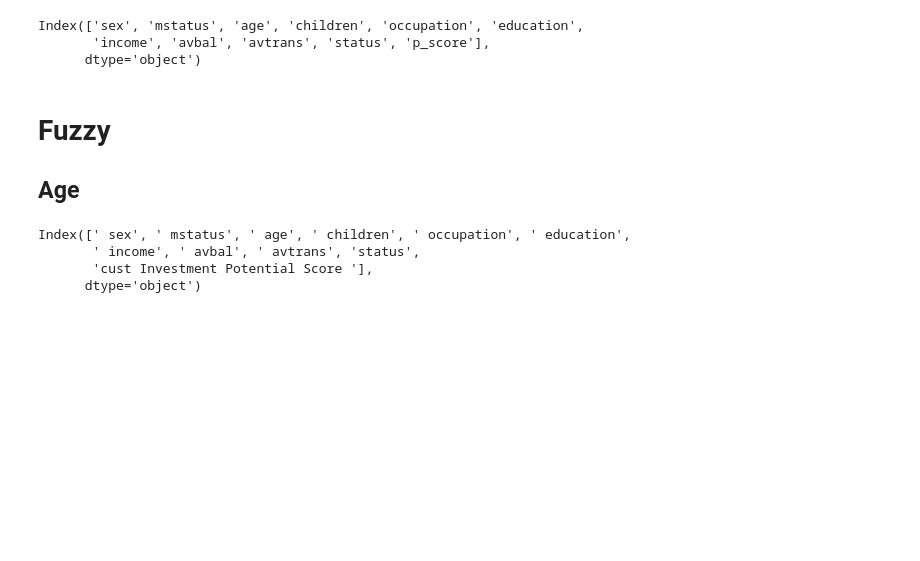
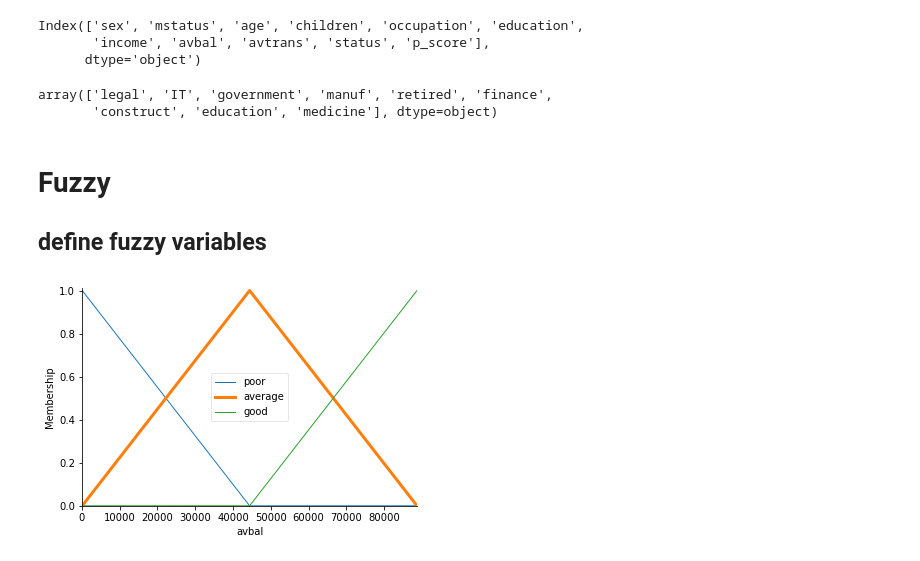
Before and after one commit to peterwtlee/MTech-KE-DISPBA, a Jupyter notebook: src/Fuzzy.ipynb, the cells around one changed output. Cells and saved outputs as stored; diff of their text form; code cells hidden in the pictures; blank space fills up the shorter version.

Commit message:
Initial fuzzy codes framework

```diff
--- a/src/Fuzzy.ipynb
+++ b/src/Fuzzy.ipynb
@@ -58,30 +60,38 @@ dfTrain.columns
 Index(['sex', 'mstatus', 'age', 'children', 'occupation', 'education',
        'income', 'avbal', 'avtrans', 'status', 'p_score'],
       dtype='object')
+# %%
+dfTrain['occupation'].unique()
+# %% [output]
+array(['legal', 'IT', 'government', 'manuf', 'retired', 'finance',
+       'construct', 'education', 'medicine'], dtype=object)
 # %% [markdown]
 # Fuzzy
-## Age
+## define fuzzy variables
 # %%
 # New Antecedent/Consequent objects hold universe variables and membership
 # functions
-fz_age = ctrl.Antecedent(np.arange(0, 11, 1), 'age')
-fz_children = ctrl.Antecedent(np.arange(0, 11, 1), 'children')
+age = ctrl.Antecedent(dfTrain['age'].sort_values(), 'age')
+children = ctrl.Antecedent(dfTrain['children'].sort_values(), 'children')
+income = ctrl.Antecedent(dfTrain['income'].sort_values(), 'income')
+avbal = ctrl.Antecedent(dfTrain['avbal'].sort_values(), 'avbal')
+avtrans = ctrl.Antecedent(dfTrain['avtrans'].sort_values(), 'avtrans')
 
-fz_consq = ctrl.Consequent(np.arange(0, 26, 1), 'cust Investment Potential Score')
+pscore = ctrl.Consequent(np.arange(0, 26, 1), 'p_score')
 
 # Auto-membership function population is possible with .automf(3, 5, or 7)
-fz_age.automf(3)
-fz_children.automf(3)
+age.automf(3)
+children.automf(3)
+income.automf(3)
+avbal.automf(3)
+avtrans.automf(3)
 
 # Custom membership functions can be built interactively with a familiar,
 # Pythonic API
-tip['low'] = fuzz.trimf(tip.universe, [0, 0, 13])
-tip['medium'] = fuzz.trimf(tip.universe, [0, 13, 25])
-tip['high'] = fuzz.trimf(tip.universe, [13, 25, 25])
+pscore['low'] = fuzz.trimf(pscore.universe, [0, 0, 13])
+pscore['medium'] = fuzz.trimf(pscore.universe, [0, 13, 25])
+pscore['high'] = fuzz.trimf(pscore.universe, [13, 25, 25])
-# %%
-dfTrain.columns
-# %% [output]
-Index([' sex', ' mstatus', ' age', ' children', ' occupation', ' education',
-       ' income', ' avbal', ' avtrans', 'status',
-       'cust Investment Potential Score '],
-      dtype='object')
+# %%
+avbal['average'].view()
+# %% [output]
+[figure, added]
```
Also changed, not shown: parts of 3 cells of this notebook.
